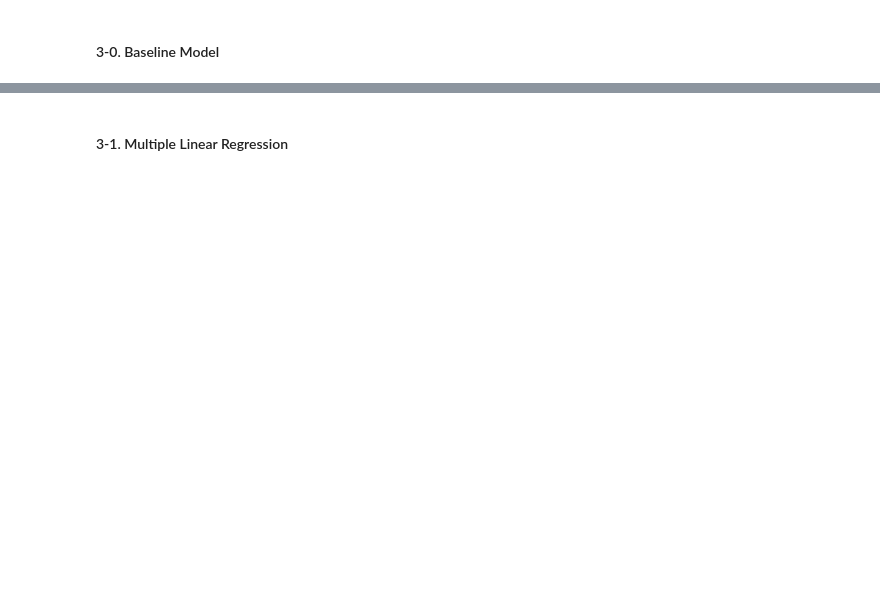
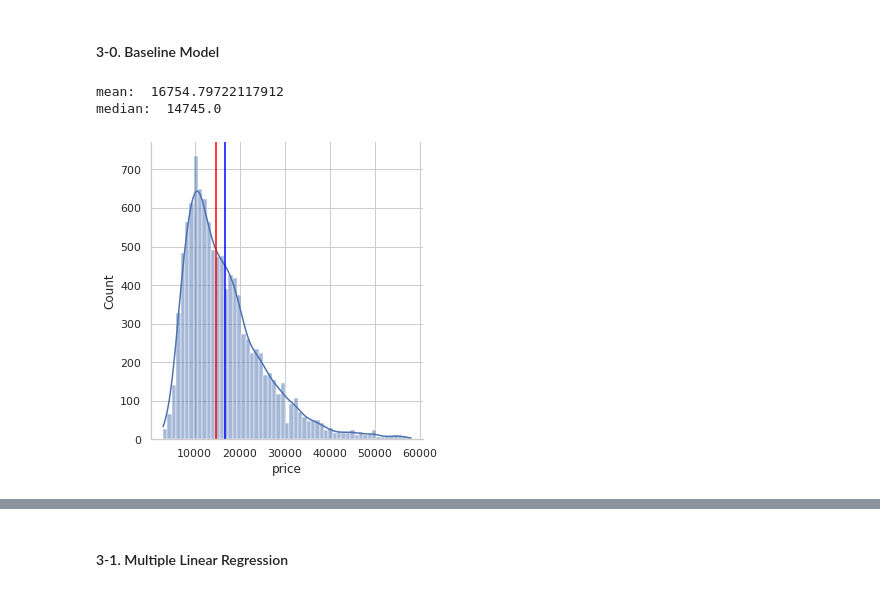
Before and after one commit to KYOH95/Project_2_Car_Analysis, a Jupyter notebook: Project2.ipynb, the cells around one changed output, grey strips where cells are left out. Saved outputs shown, nothing was run; the diff lists cells and outputs as text; code cells hidden in the pictures; blank space fills up the shorter version.

```diff
--- a/Project2.ipynb
+++ b/Project2.ipynb
@@ -394,4 +369,20 @@ X_test shape:  (2131, 7)
 y_test shape:  (2131,)
 # %% [markdown]
 #### 3-0. Baseline Model
+# %%
+#Baseline Graph
+price_mean = y_train.mean()
+
+## SalePrice probability density function
+sns.displot(df['price'], kde=True)
+
+## draw mean value and median value on the graph
+plt.axvline(df['price'].mean(), color='blue')
+plt.axvline(df['price'].median(), color='red');
+print("mean: ", df['price'].mean())
+print("median: ", df['price'].median())
+# %% [output]
+mean:  16754.79722117912
+median:  14745.0
+[figure, added]
 # %%
```
Also changed, not shown: parts of 27 cells of this notebook.
